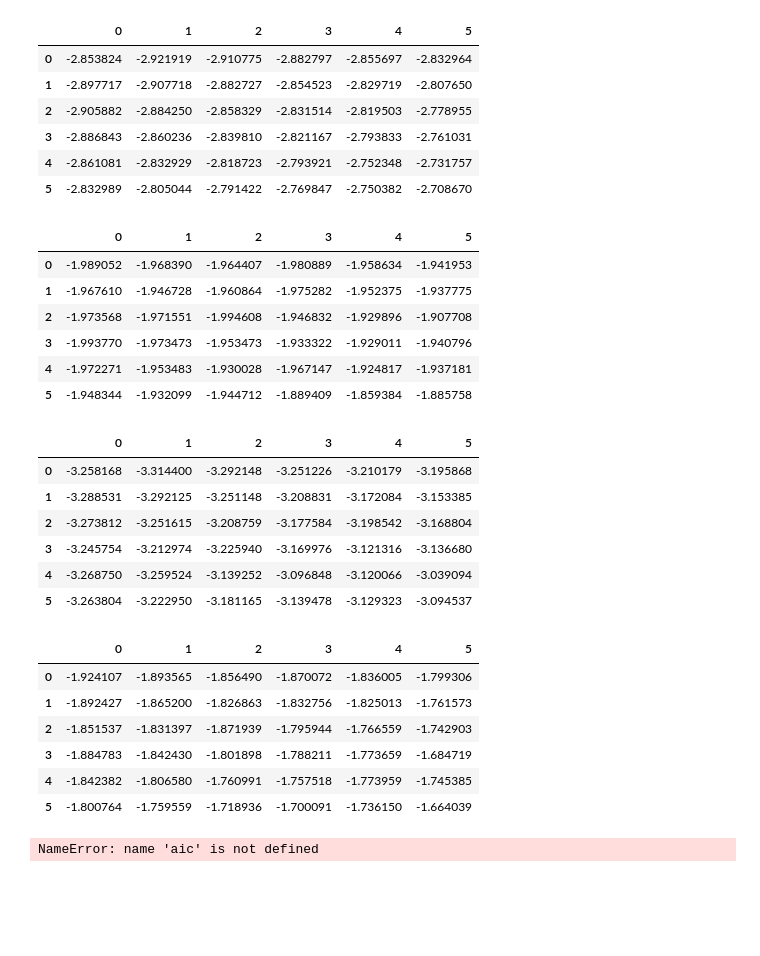
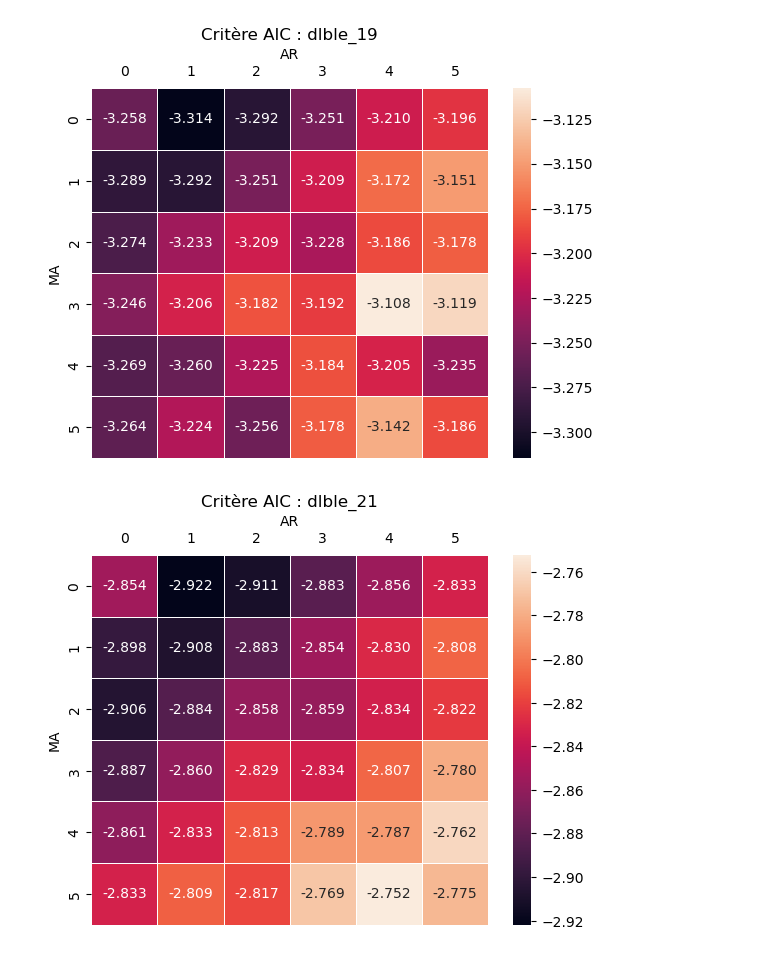
Before and after one commit to josephmosse/pea, a Jupyter notebook: arma/arma.ipynb, the cells around one changed output. Saved outputs shown, nothing was run; the diff lists cells and outputs as text; code cells hidden in the pictures; blank space fills up the shorter version.

```diff
--- a/arma/arma.ipynb
+++ b/arma/arma.ipynb
@@ -10,7 +10,7 @@ from statsmodels.tsa.arima.model import ARIMA
 import glob
 import os
 # %%
-files = glob.glob("/home/joseph/documents/pea/arma/data/*.csv")
+files = glob.glob("data/*.csv")
 
 df_list = []
 for i in files:
@@ -18,53 +18,27 @@ for i in files:
     df_list.append(csv)
 # %%
 aic_list = []
-def arma_tab(data, n):
+def arma_aic_df(data, n):
     aic = np.zeros((n,n))
 
     for i in range(n):
         for j in range(n):
-            aic[i][j] = (ARIMA(data, order=(j,0,i), trend='n').fit().aic)/data.size
+            aic[i][j] = (ARIMA(data, order=(j,0,i), trend='n', enforce_invertibility=False).fit(method='innovations_mle').aic)/data.size
 
     aic = pd.DataFrame(aic)
     return aic
 
-for i in range(4): aic_list.append(arma_tab(df_list[i], 6))
+for i in range(2): aic_list.append(arma_aic_df(df_list[i], 6))
-# %%
-for i in aic_list:
-    display(i)
-# %% [output]
-|  | 0 | 1 | 2 | 3 | 4 | 5 |
-| 0 | -2.853824 | -2.921919 | -2.910775 | -2.882797 | -2.855697 | -2.832964 |
-| 1 | -2.897717 | -2.907718 | -2.882727 | -2.854523 | -2.829719 | -2.807650 |
-| 2 | -2.905882 | -2.884250 | -2.858329 | -2.831514 | -2.819503 | -2.778955 |
-| 3 | -2.886843 | -2.860236 | -2.839810 | -2.821167 | -2.793833 | -2.761031 |
-| 4 | -2.861081 | -2.832929 | -2.818723 | -2.793921 | -2.752348 | -2.731757 |
-| 5 | -2.832989 | -2.805044 | -2.791422 | -2.769847 | -2.750382 | -2.708670 |
-|  | 0 | 1 | 2 | 3 | 4 | 5 |
-| 0 | -1.989052 | -1.968390 | -1.964407 | -1.980889 | -1.958634 | -1.941953 |
-| 1 | -1.967610 | -1.946728 | -1.960864 | -1.975282 | -1.952375 | -1.937775 |
-| 2 | -1.973568 | -1.971551 | -1.994608 | -1.946832 | -1.929896 | -1.907708 |
-| 3 | -1.993770 | -1.973473 | -1.953473 | -1.933322 | -1.929011 | -1.940796 |
-| 4 | -1.972271 | -1.953483 | -1.930028 | -1.967147 | -1.924817 | -1.937181 |
-| 5 | -1.948344 | -1.932099 | -1.944712 | -1.889409 | -1.859384 | -1.885758 |
-|  | 0 | 1 | 2 | 3 | 4 | 5 |
-| 0 | -3.258168 | -3.314400 | -3.292148 | -3.251226 | -3.210179 | -3.195868 |
-| 1 | -3.288531 | -3.292125 | -3.251148 | -3.208831 | -3.172084 | -3.153385 |
-| 2 | -3.273812 | -3.251615 | -3.208759 | -3.177584 | -3.198542 | -3.168804 |
-| 3 | -3.245754 | -3.212974 | -3.225940 | -3.169976 | -3.121316 | -3.136680 |
-| 4 | -3.268750 | -3.259524 | -3.139252 | -3.096848 | -3.120066 | -3.039094 |
-| 5 | -3.263804 | -3.222950 | -3.181165 | -3.139478 | -3.129323 | -3.094537 |
-|  | 0 | 1 | 2 | 3 | 4 | 5 |
-| 0 | -1.924107 | -1.893565 | -1.856490 | -1.870072 | -1.836005 | -1.799306 |
-| 1 | -1.892427 | -1.865200 | -1.826863 | -1.832756 | -1.825013 | -1.761573 |
-| 2 | -1.851537 | -1.831397 | -1.871939 | -1.795944 | -1.766559 | -1.742903 |
-| 3 | -1.884783 | -1.842430 | -1.801898 | -1.788211 | -1.773659 | -1.684719 |
-| 4 | -1.842382 | -1.806580 | -1.760991 | -1.757518 | -1.773959 | -1.745385 |
-| 5 | -1.800764 | -1.759559 | -1.718936 | -1.700091 | -1.736150 | -1.664039 |
 # %%
-ax = sns.heatmap(aic, annot=True, fmt=".3f",linewidth=.5)
-ax.set(xlabel="AR", ylabel="MA", title="Critère AIC")
-ax.xaxis.set_label_position('top')
-ax.tick_params(axis='both', which='major', labelsize=10, labelbottom = False, bottom=False, top = False, labeltop=True)
+def heatmap(data, name):
+    fig, ax = plt.subplots()
+    ax = sns.heatmap(data, annot=True, fmt=".3f",linewidth=.5)
+    ax.set(xlabel="AR", ylabel="MA", title=f"Critère AIC : {name}")
+    ax.xaxis.set_label_position('top')
+    ax.tick_params(axis='both', which='major', labelsize=10, labelbottom = False, bottom=False, top = False, labeltop=True)
+    plt.show()
+
+for i in range(2): heatmap(aic_list[i], df_list[i].columns[0])
 # %% [output]
-NameError: name 'aic' is not defined
+[figure, added]
+[figure, added]
```
Also changed, not shown: parts of 2 cells of this notebook, 16 other files.
